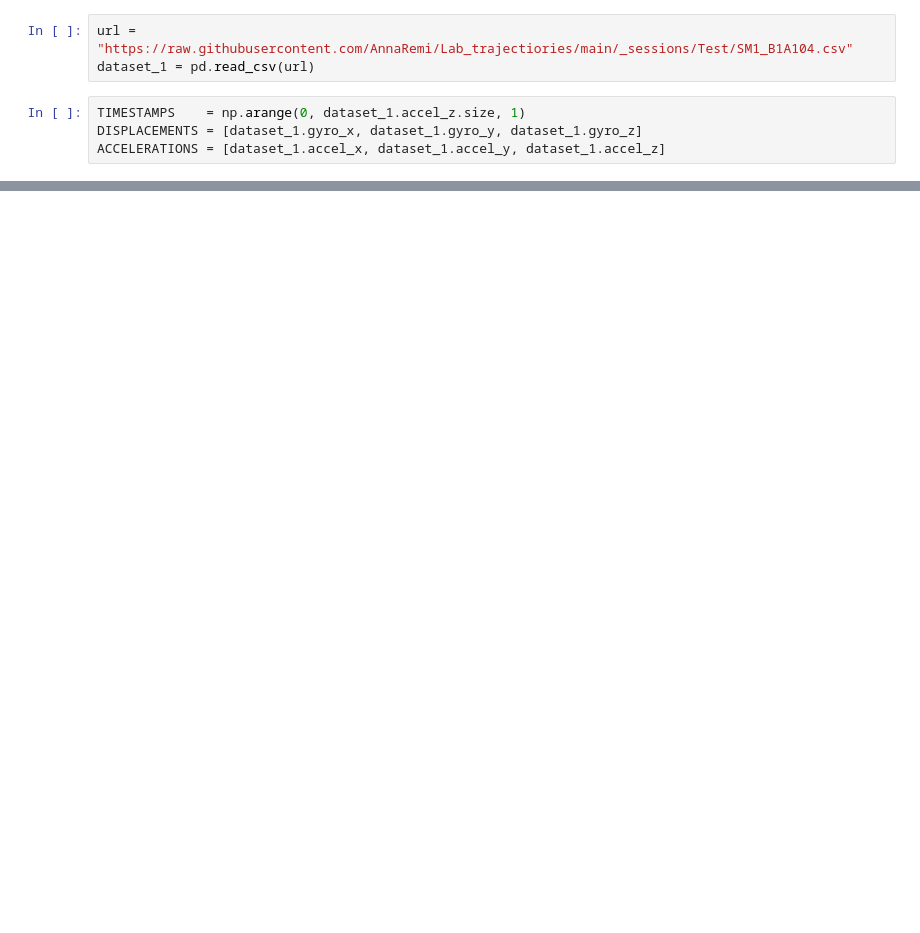
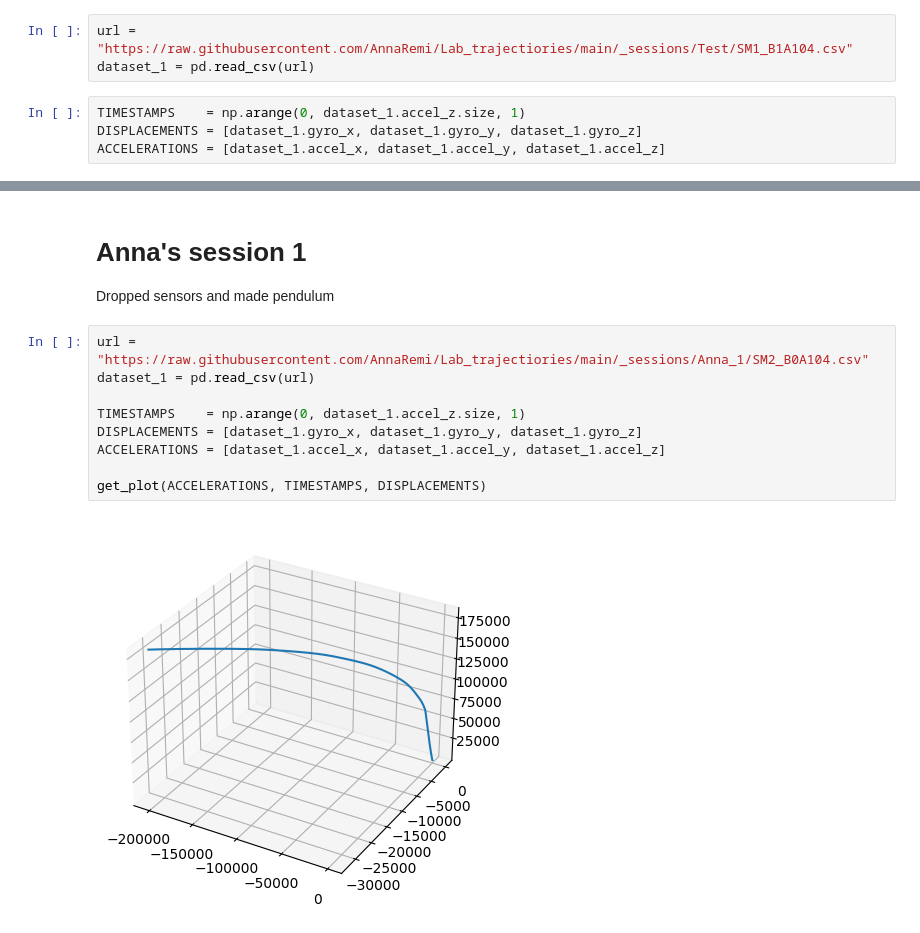
Before and after one commit to AnnaRemi/Lab_trajectiories, a Jupyter notebook: trajectory.ipynb, the cells around one changed output, grey strips where cells are left out. Drawn from its saved outputs; the diff is of its cells as text; blank space fills up the shorter version.

```diff
--- a/trajectory.ipynb
+++ b/trajectory.ipynb
@@ -141,0 +136,15 @@ get_pos_plot(ACCELERATIONS, TIMESTAMPS, DISPLACEMENTS)
+# %% [markdown]
+# Anna's session 1
+
+Dropped sensors and made pendulum
+# %%
+url = "https://raw.githubusercontent.com/AnnaRemi/Lab_trajectiories/main/_sessions/Anna_1/SM2_B0A104.csv"
+dataset_1 = pd.read_csv(url)
+
+TIMESTAMPS    = np.arange(0, dataset_1.accel_z.size, 1)
+DISPLACEMENTS = [dataset_1.gyro_x, dataset_1.gyro_y, dataset_1.gyro_z]
+ACCELERATIONS = [dataset_1.accel_x, dataset_1.accel_y, dataset_1.accel_z]
+
+get_plot(ACCELERATIONS, TIMESTAMPS, DISPLACEMENTS)
+# %% [output]
+[figure, added]
```
Also changed, not shown: parts of 14 cells of this notebook, 1 other file.
